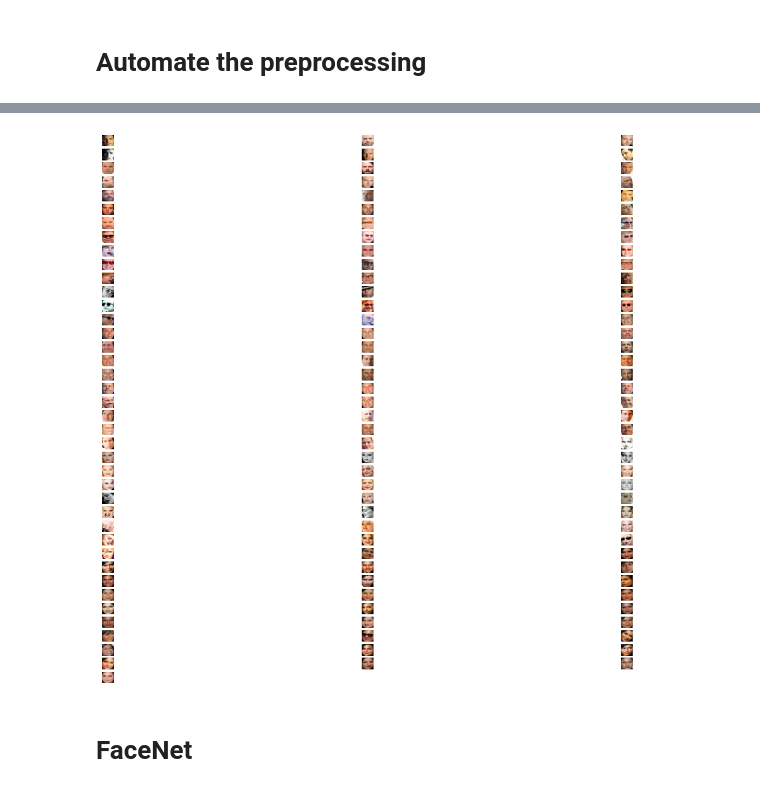
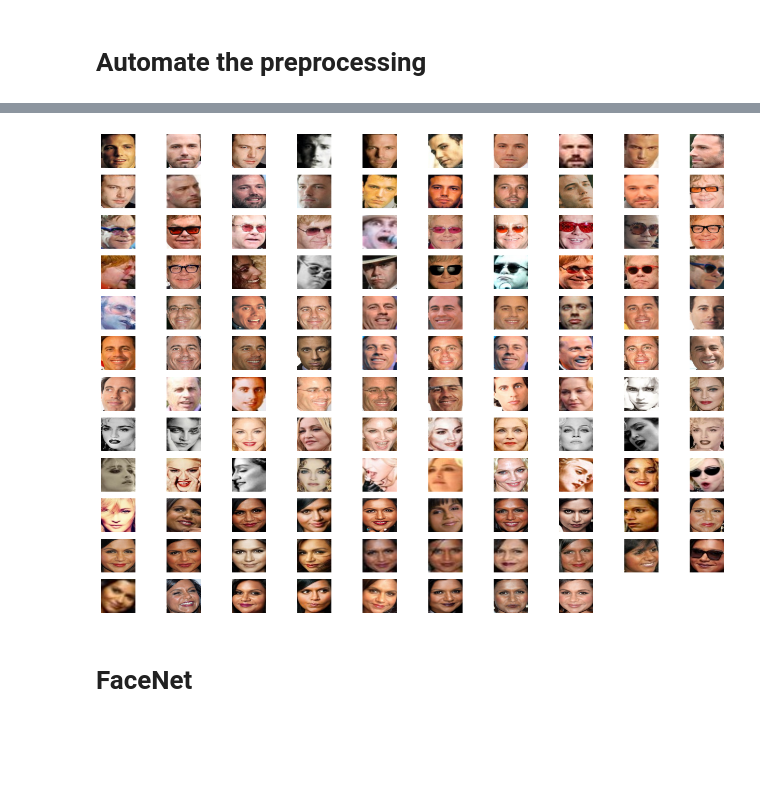
Before and after one commit to BI-Presence/ML-BI-Presence, a Jupyter notebook: UD_testfacenetsvm.ipynb, the cells around one changed output, grey strips where cells are left out. Drawn from its saved outputs; the diff is of its cells as text; code cells hidden in the pictures; blank space fills up the shorter version.

Commit message:
Update Data and Update Saved Model

```diff
--- a/UD_testfacenetsvm.ipynb
+++ b/UD_testfacenetsvm.ipynb
@@ -17,8 +19,10 @@ plt.imshow(img) # RGB
 <matplotlib.image.AxesImage at 0x...>
 [figure]
 # %%
+# import MTCNN for image detection
 from mtcnn.mtcnn import MTCNN
 
-detector = MTCNN()
-results = detector.detect_faces(img)
+# Initiate MTCNN Model
+img_detector = MTCNN()
+results = img_detector.detect_faces(img)
 # %% [output]
@@ -154,13 +147,14 @@ Loaded successfully: 27
 # %%
+# display the loaded face images.
 plt.figure(figsize=(16,12))
 for num,image in enumerate(X):
-    ncols = 3
+    ncols = 10
     nrows = len(Y)//ncols + 1
     plt.subplot(nrows,ncols,num+1)
     plt.imshow(image)
     plt.axis('off')
 # %% [output]
-[figure, old version]
+[figure, new version]
 # %% [markdown]
 # FaceNet
 # %%
```
Also changed, not shown: parts of 42 cells of this notebook, 3 other files.
